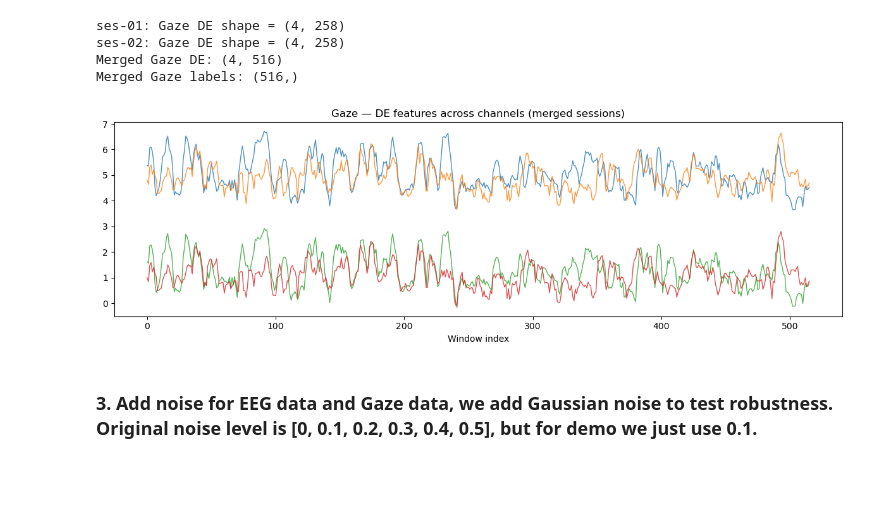
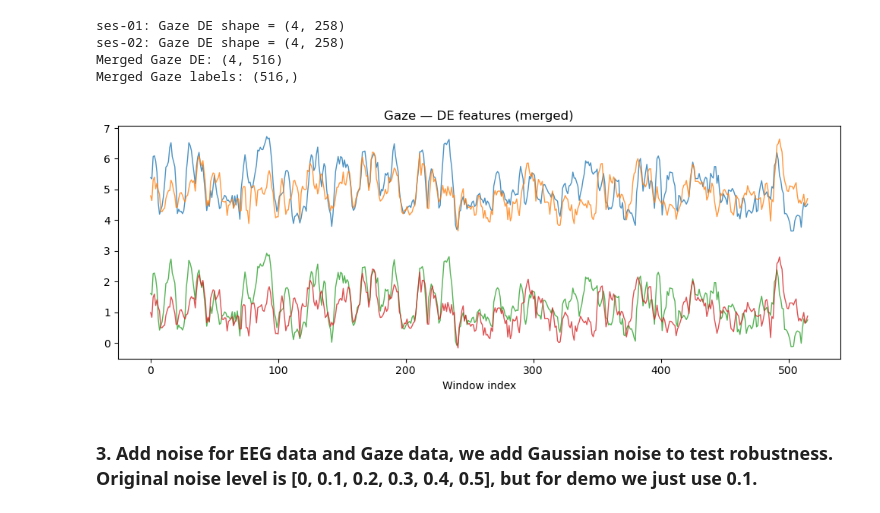
Before and after one commit to Dichter-Jang/dfnn_demo, a Jupyter notebook: demo3_bbbd_data_train_and_eval/demo3_bbbd_data_train_and_eval.ipynb, the cells around one changed output. Drawn from its saved outputs; the diff is of its cells as text; code cells hidden in the pictures; blank space fills up the shorter version.

```diff
--- a/demo3_bbbd_data_train_and_eval/demo3_bbbd_data_train_and_eval.ipynb
+++ b/demo3_bbbd_data_train_and_eval/demo3_bbbd_data_train_and_eval.ipynb
@@ -156,15 +156,15 @@ Merged Gaze DE: (4, 516)
 Merged Gaze labels: (516,)
 # %%
 # visualization for gaze
-plt.figure(figsize=(12, 4))
+plt.figure(figsize=(10, 4))
 for ch in range(gaze_de.shape[0]):
     plt.plot(gaze_de[ch], alpha=0.8, linewidth=1.0)
-plt.title("Gaze — DE features across channels (merged sessions)")
+plt.title("Gaze — DE features (merged)")
 plt.xlabel("Window index")
 plt.tight_layout()
 plt.show()
 # %% [output]
-[figure, old version]
+[figure, new version]
 # %% [markdown]
 ### 3. Add noise for EEG data and Gaze data, we add Gaussian noise to test robustness. Original noise level is [0, 0.1, 0.2, 0.3, 0.4, 0.5], but for demo we just use 0.1.
 # %%
```
Also changed, not shown: parts of 11 cells of this notebook, 14 other files.
